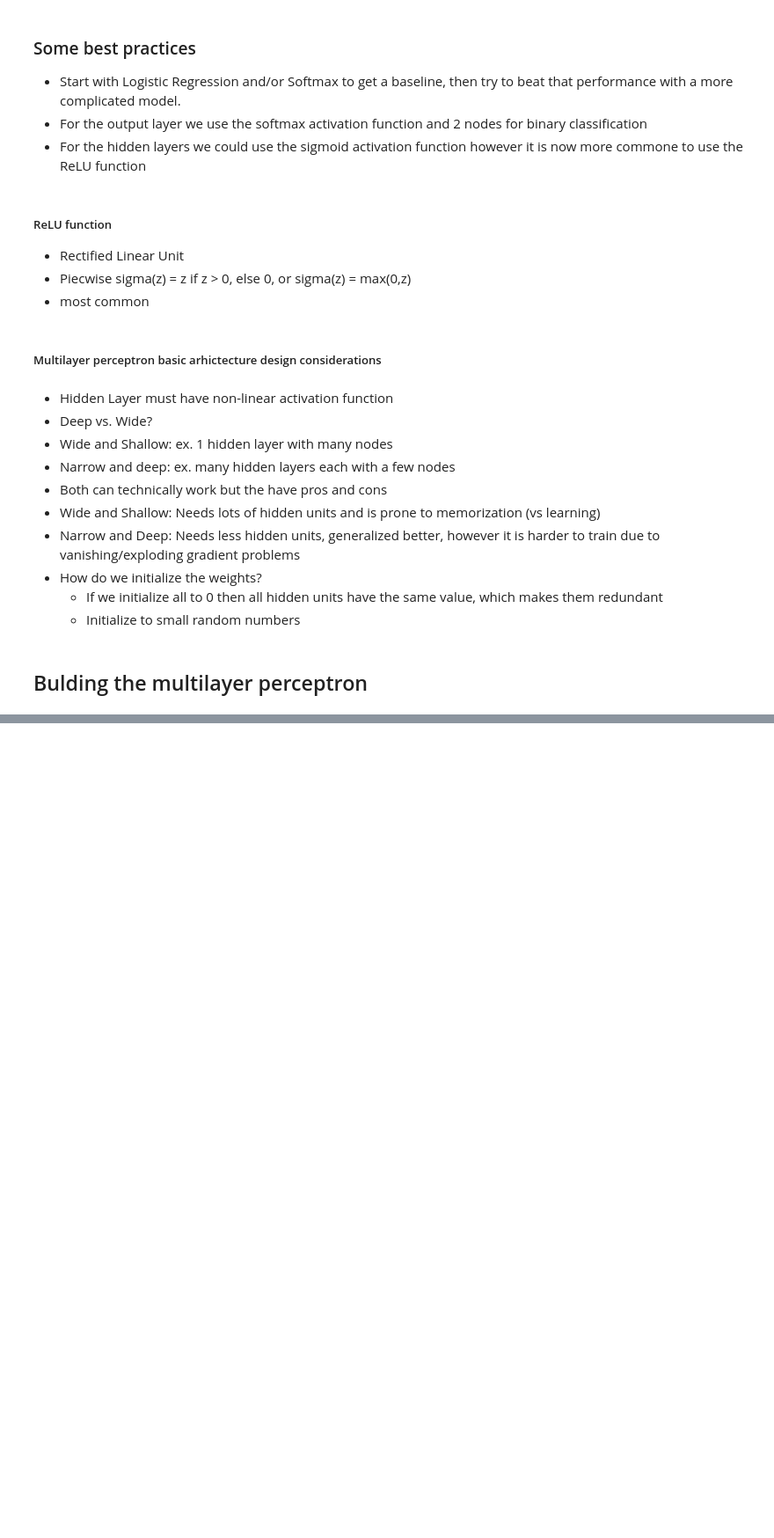
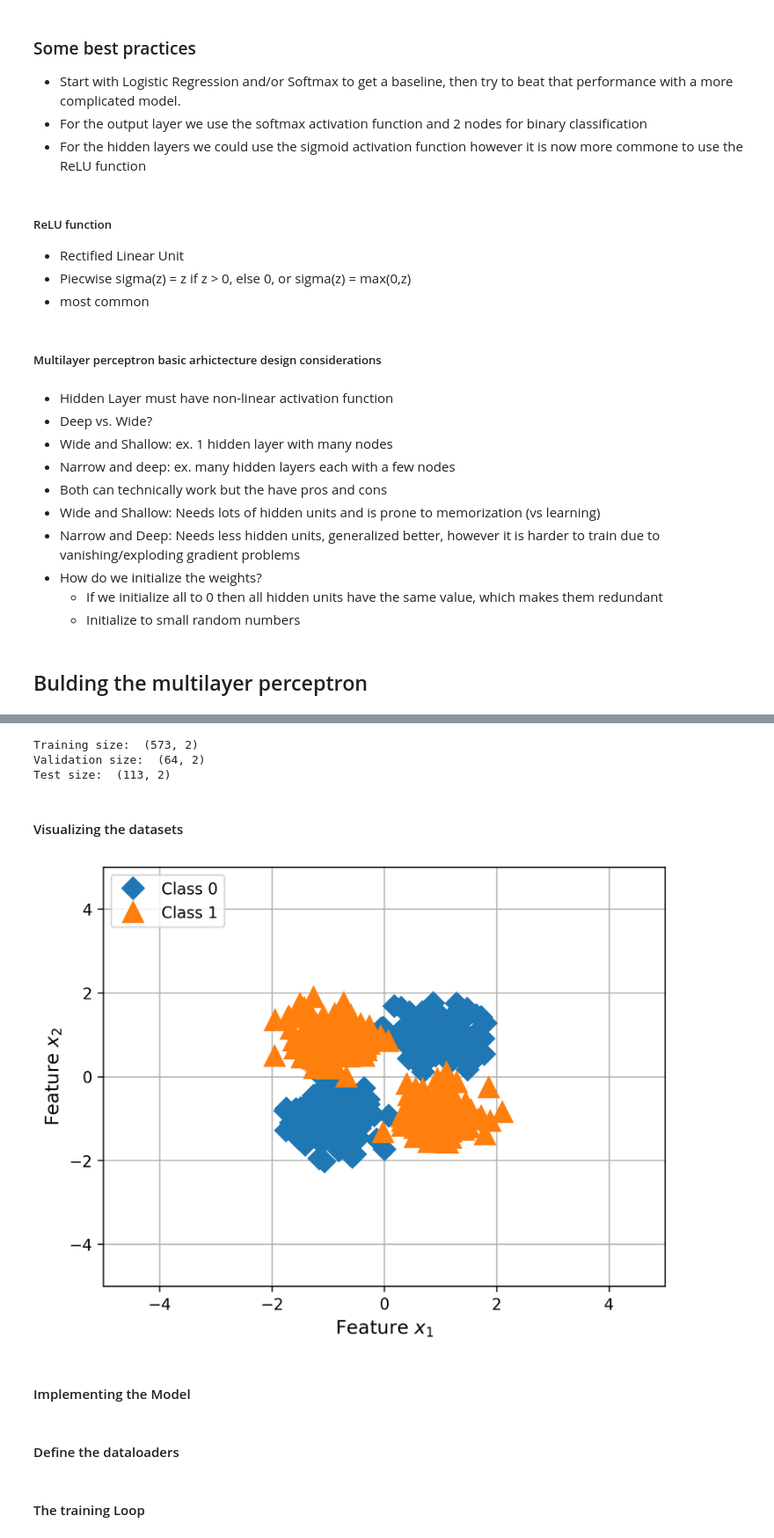
Before and after one commit to mikebreenmckay/DeepLearning, a Jupyter notebook: multilayerNN.ipynb, the cells around one changed output, grey strips where cells are left out. Shown at 88% size. Cells and saved outputs as stored; diff of their text form; code cells hidden in the pictures; blank space fills up the shorter version.

```diff
--- a/multilayerNN.ipynb
+++ b/multilayerNN.ipynb
@@ -55,0 +73,62 @@ conda environment: n/a
+# %%
+X = df[['x1','x2']].values
+y = df['class label'].values
+# %%
+from sklearn.model_selection import train_test_split
+
+X_train, X_test, y_train, y_test = train_test_split(
+    X, y, test_size=0.15, random_state=1, stratify=y
+)
+# %%
+X_train, X_val, y_train, y_val = train_test_split(
+    X_train, y_train, test_size=0.1, random_state=1, stratify=y_train
+)
+# %%
+print("Training size: ", X_train.shape)
+print("Validation size: ", X_val.shape)
+print("Test size: ", X_test.shape)
+# %% [output]
+Training size:  (573, 2)
+Validation size:  (64, 2)
+Test size:  (113, 2)
+# %% [markdown]
+#### Visualizing the datasets
+# %%
+import matplotlib.pyplot as plt
+
+import matplotlib as mpl
+mpl.rcParams['savefig.dpi'] = 80
+mpl.rcParams['figure.dpi'] = 300
+# %%
+plt.plot(
+    X_train[y_train == 0, 0],
+    X_train[y_train == 0, 1],
+    marker="D",
+    markersize=10,
+    linestyle="",
+    label="Class 0",
+)
+
+plt.plot(
+    X_train[y_train == 1, 0],
+    X_train[y_train == 1, 1],
+    marker="^",
+    markersize=13,
+    linestyle="",
+    label="Class 1",
+)
+
+plt.legend(loc=2)
+
+plt.xlim([-5, 5])
+plt.ylim([-5, 5])
+
+plt.xlabel("Feature $x_1$", fontsize=12)
+plt.ylabel("Feature $x_2$", fontsize=12)
+
+plt.grid()
+plt.show()
+# %% [output]
+[figure, added]
+# %% [markdown]
+#### Implementing the Model
@@ -55,0 +160,2 @@ conda environment: n/a
+# %% [markdown]
+#### Define the dataloaders
@@ -55,0 +202,2 @@ conda environment: n/a
+# %% [markdown]
+#### The training Loop
```
Also changed, not shown: parts of 11 cells of this notebook.
